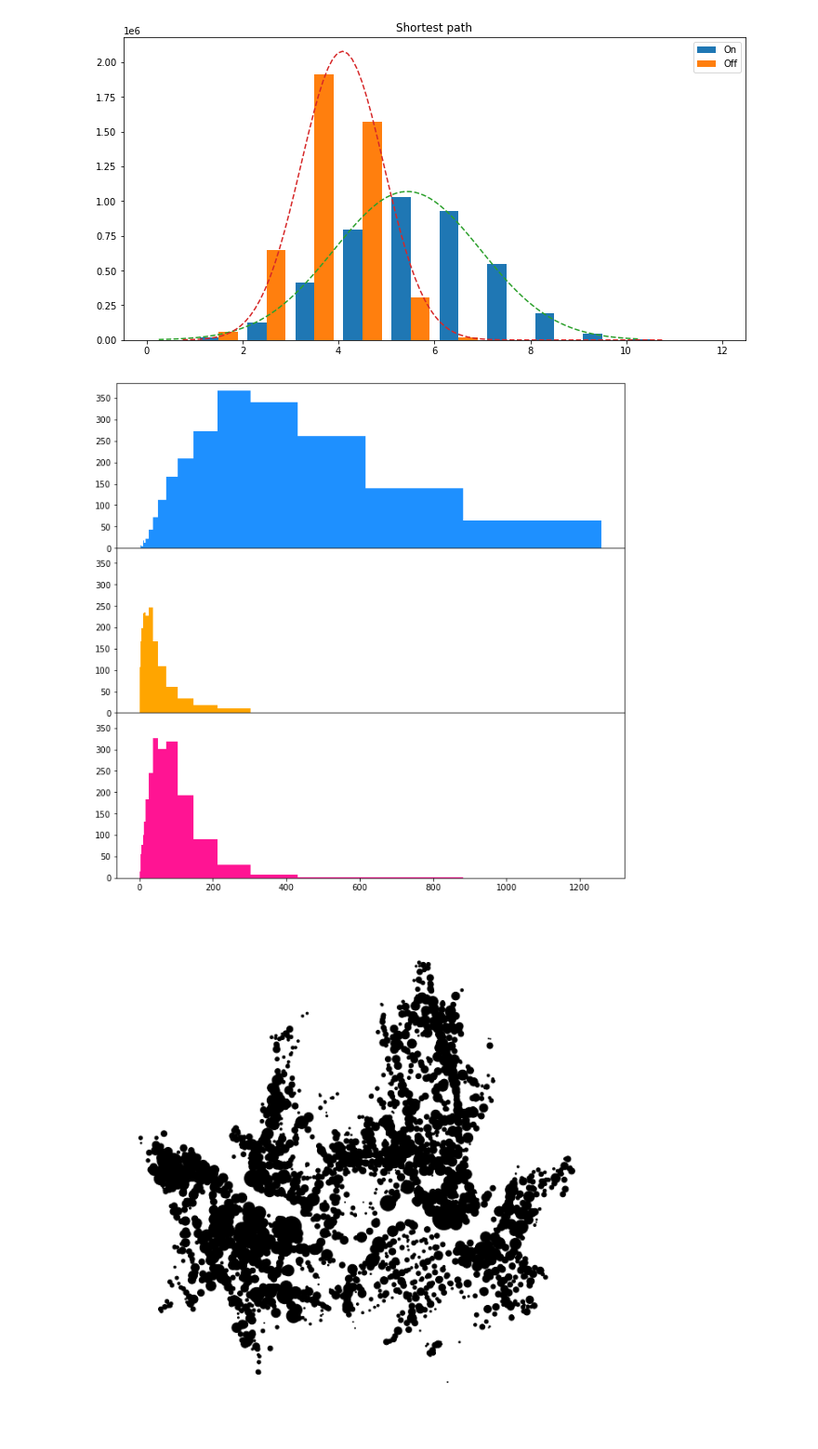
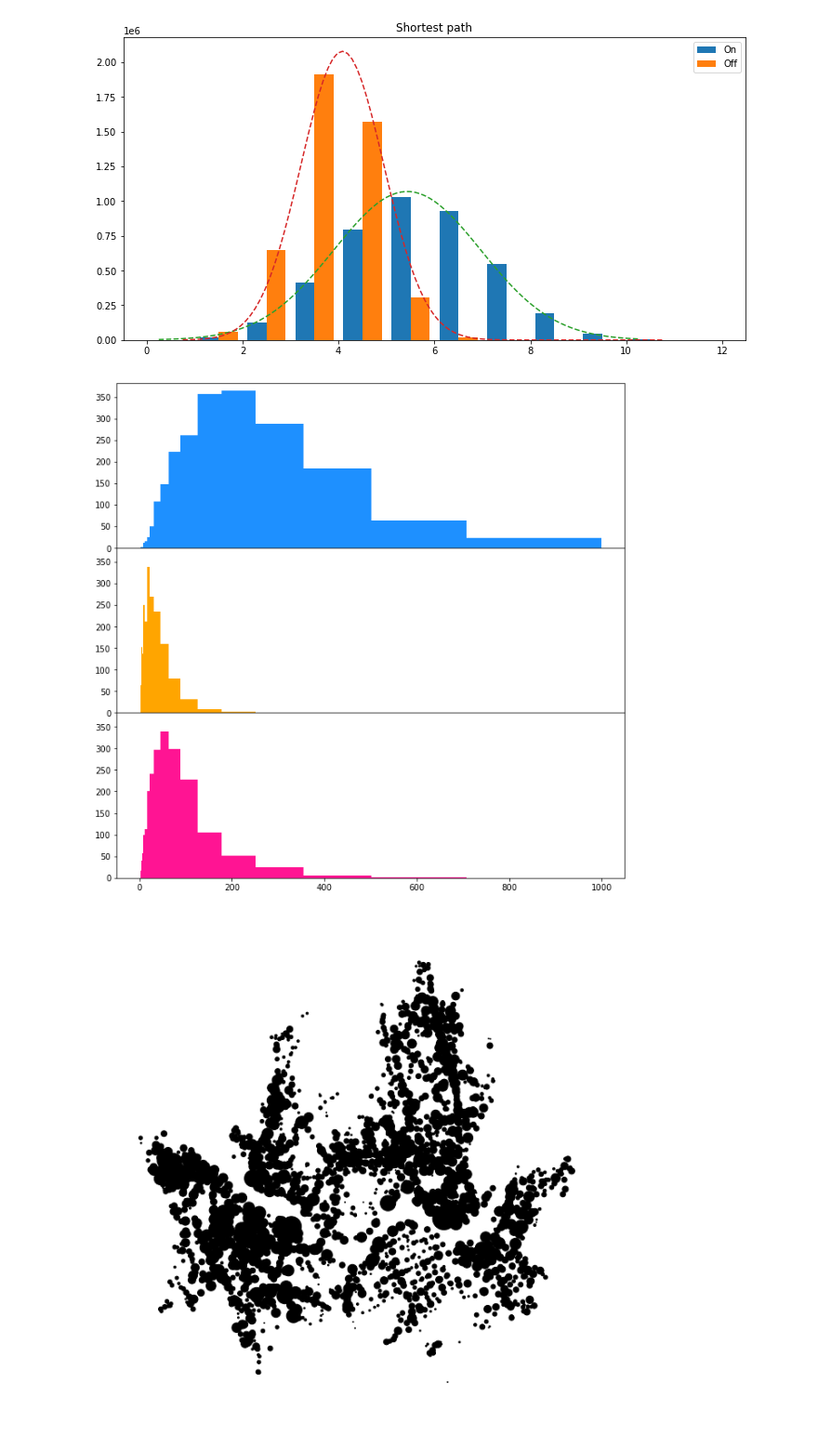
Before and after one commit to GyoHeon/UOS_bicycle, a Jupyter notebook: network_plot.ipynb, the cells around one changed output. Shown at 93% size. Cells and saved outputs as stored; diff of their text form; code cells hidden in the pictures.

```diff
--- a/network_plot.ipynb
+++ b/network_plot.ipynb
@@ -13,7 +13,7 @@ data load
 평일, 주말, 평일 6~9, 평일 17~20
 '''
 nodes = pd.read_csv('../data/station(21.01.31).csv')
-links = np.load('../raw_data/data_2.npy', allow_pickle = True)
+links = np.load('../raw_data/data_2_weekday.npy', allow_pickle = True)
 links_on = np.load('../raw_data/data_2_on.npy', allow_pickle = 1)
 links_off = np.load('../raw_data/data_2_off.npy', allow_pickle = 1)
 
@@ -186,27 +186,27 @@ plt.show()
 [figure]
 # %%
 # 노드 웨이트 히스토그램
-bins = np.logspace(0, 3.1, 21)
+bins = np.logspace(0, 3, 21)
 
 # Three subplots sharing both x/y axes
 f, (ax1, ax2, ax3) = plt.subplots(3, sharex=True, sharey=True, figsize=(11, 11))
-ax1.hist([d for d in all_out_weight], bins=bins, color = 'dodgerblue')
-ax2.hist([d for d in on_out_weight], bins=bins, color = 'orange')
-ax3.hist([d for d in off_out_weight], bins=bins, color = 'deeppink')
+ax1.hist([d for d in all_in_weight], bins=bins, color = 'dodgerblue')
+ax2.hist([d for d in on_in_weight], bins=bins, color = 'orange')
+ax3.hist([d for d in off_in_weight], bins=bins, color = 'deeppink')
 
 # Fine-tune figure; make subplots close to each other and hide x ticks for
 # all but bottom plot.
 f.subplots_adjust(hspace=0)
 plt.setp([a.get_xticklabels() for a in f.axes[:-1]], visible=False)
 
 # y축 퍼센트로 출력
 import matplotlib.ticker as ticker
 #ax1.yaxis.set_major_formatter(ticker.PercentFormatter(xmax=1053))
 #ax1.set_yticks(ticks=np.arange(0, 600, 86))
 
 plt.show()
 # %% [output]
-[figure, old version]
+[figure, new version]
 # %%
 '''
 Network : G1, G2
```
